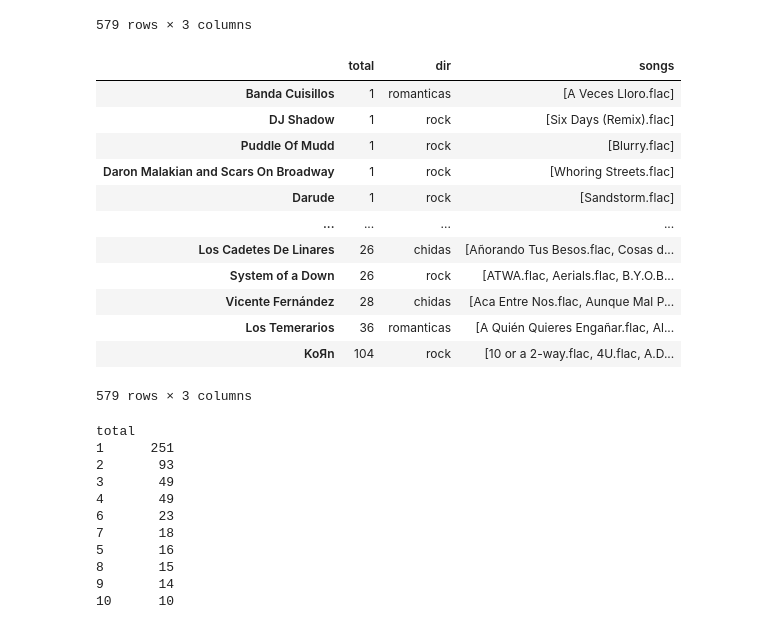
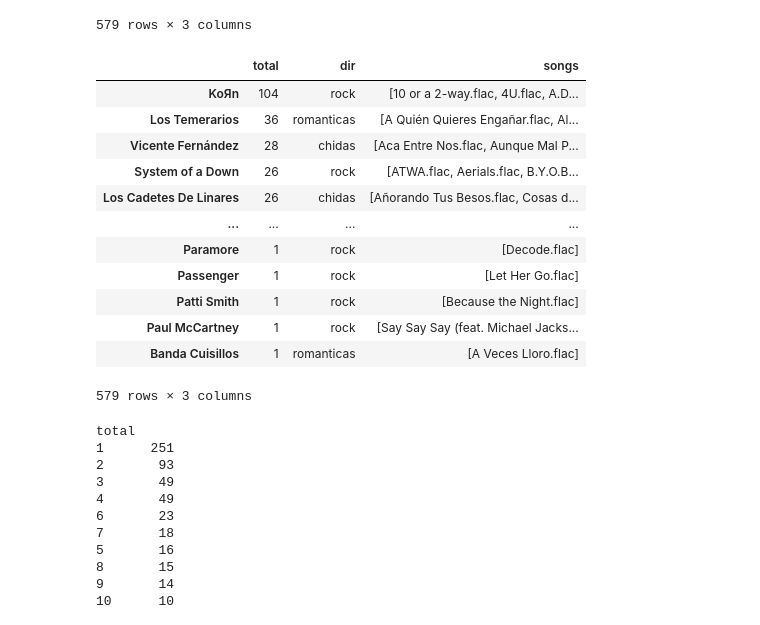
Before and after one commit to taquero-programador/Data-Analysis, a Jupyter notebook: Python for Data Analysis/Test.ipynb, the cells around one changed output. Drawn from its saved outputs; the diff is of its cells as text; code cells hidden in the pictures.

```diff
--- a/Python for Data Analysis/Test.ipynb
+++ b/Python for Data Analysis/Test.ipynb
@@ -120,20 +135,20 @@ df.sort_index()
 | t.A.T.u. | 2 | rock | [All About Us.flac, All The Thing... |
 579 rows × 3 columns
 # %%
-df.sort_values("total")
+df.sort_values("total", ascending=False)
 # %% [output]
 |  | total | dir | songs |
+| KoЯn | 104 | rock | [10 or a 2-way.flac, 4U.flac, A.D... |
+| Los Temerarios | 36 | romanticas | [A Quién Quieres Engañar.flac, Al... |
+| Vicente Fernández | 28 | chidas | [Aca Entre Nos.flac, Aunque Mal P... |
+| System of a Down | 26 | rock | [ATWA.flac, Aerials.flac, B.Y.O.B... |
+| Los Cadetes De Linares | 26 | chidas | [Añorando Tus Besos.flac, Cosas d... |
+| ... | ... | ... | ... |
+| Paramore | 1 | rock | [Decode.flac] |
+| Passenger | 1 | rock | [Let Her Go.flac] |
+| Patti Smith | 1 | rock | [Because the Night.flac] |
+| Paul McCartney | 1 | rock | [Say Say Say (feat. Michael Jacks... |
 | Banda Cuisillos | 1 | romanticas | [A Veces Lloro.flac] |
-| DJ Shadow | 1 | rock | [Six Days (Remix).flac] |
-| Puddle Of Mudd | 1 | rock | [Blurry.flac] |
-| Daron Malakian and Scars On Broadway | 1 | rock | [Whoring Streets.flac] |
-| Darude | 1 | rock | [Sandstorm.flac] |
-| ... | ... | ... | ... |
-| Los Cadetes De Linares | 26 | chidas | [Añorando Tus Besos.flac, Cosas d... |
-| System of a Down | 26 | rock | [ATWA.flac, Aerials.flac, B.Y.O.B... |
-| Vicente Fernández | 28 | chidas | [Aca Entre Nos.flac, Aunque Mal P... |
-| Los Temerarios | 36 | romanticas | [A Quién Quieres Engañar.flac, Al... |
-| KoЯn | 104 | rock | [10 or a 2-way.flac, 4U.flac, A.D... |
 579 rows × 3 columns
 # %%
 df.value_counts("total")
```
Also changed, not shown: parts of 1 cell of this notebook, 2 other files.
